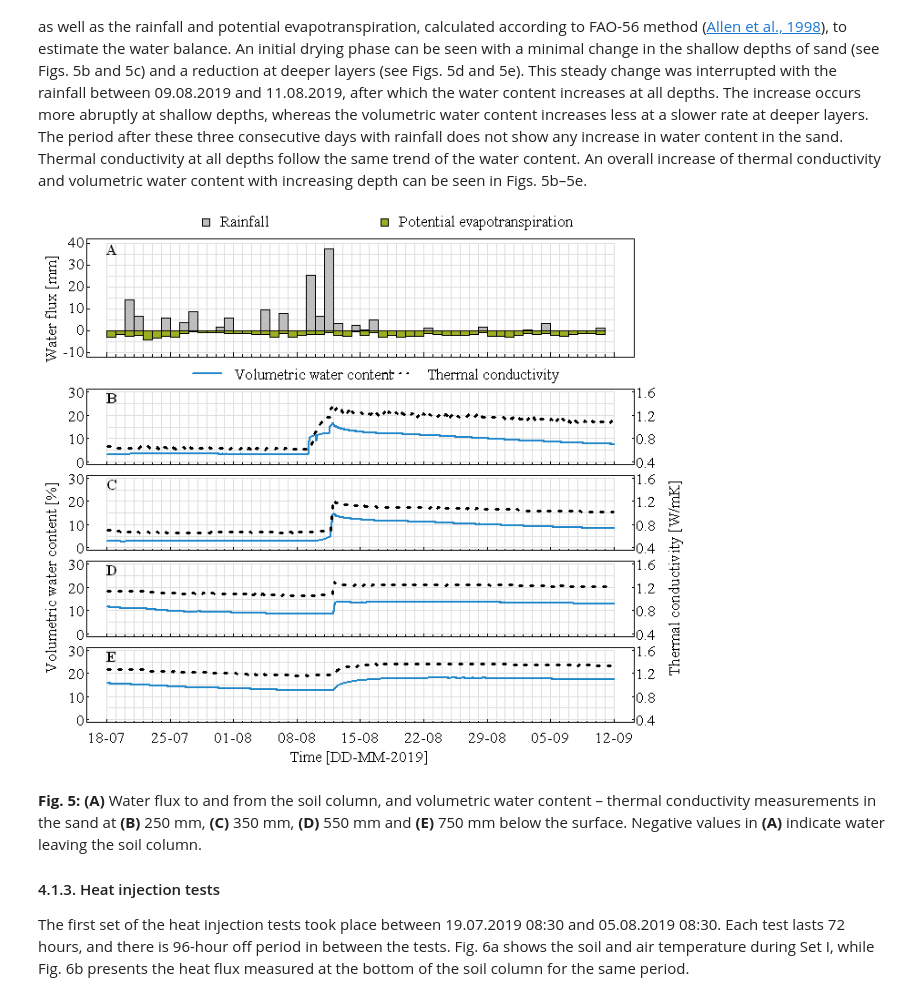
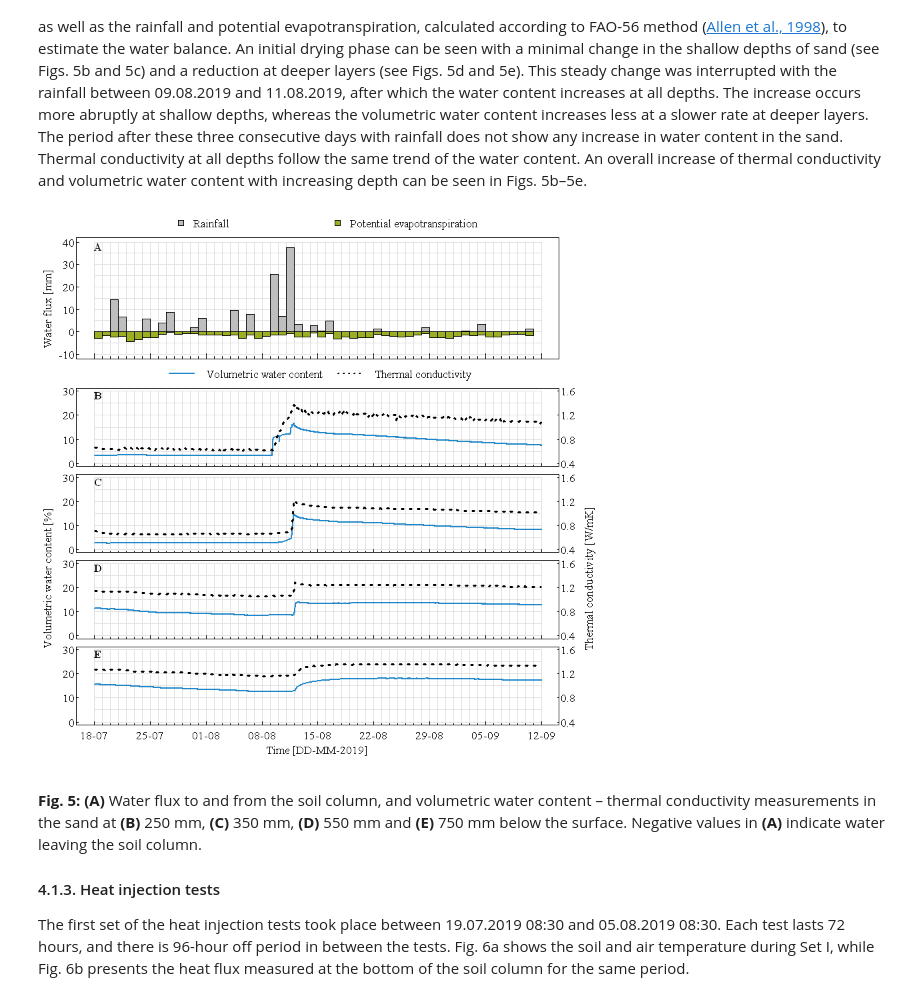
Before and after one commit to yildizanil/NGIF_HeatRejection, a Jupyter notebook: yildiz_and_stirling_2022.ipynb, the cells around one changed output. Cells and saved outputs as stored; diff of their text form; code cells hidden in the pictures.

```diff
--- a/yildiz_and_stirling_2022.ipynb
+++ b/yildiz_and_stirling_2022.ipynb
@@ -347,7 +348,9 @@ Fig. 5 presents the volumetric water content and thermal conductivity measuremen
 # %%
 # plotting figure 5
 # importing self-written functions
-source("Functions.r")
+source("functions/import_data.r")
+source("functions/utc.r")
+source("functions/plotting_functions.r")
 # time frame presented in the manuscript
 startdate <- utc("2019-07-18 00:00:00")
 enddate <- utc("2019-09-12 00:00:00")
@@ -364,12 +367,12 @@ axis_names <- paste0(substr(axis_seq, start = 9, stop = 10), "-",
   substr(axis_seq, start = 6, stop = 7))
 axis_ticks1 <- utc(axis_seq)
 axis_ticks2 <- seq(startdate, enddate, 60 * 60 * 24)
-# plot size
-options(repr.plot.width = 15 / 2.54, repr.plot.height = 13 / 2.54)
 # Creating a custom layout
 layout(
-  matrix(c(1, 2, 2, rep(3, 5), c(4, 5, 6, 7, 8, 9, 10, 11), 12, 13, 13, rep(14, 5)),
-  nrow = 8, ncol = 3), heights = c(5, 30, 5, 20, 20, 20, 20, 10),
+  matrix(c(1, 2, 2, rep(3, 5),
+          c(4, 5, 6, 7, 8, 9, 10, 11), 12, 13, 13, rep(14, 5)),
+        nrow = 8, ncol = 3),
+  heights = c(5, 30, 5, 20, 20, 20, 20, 10),
   widths = c(5, 140, 5))
 # Axis labels in empty spaces
 # Plotting white space with 0 margin
@@ -431,34 +434,34 @@ for (i in 1:4) {
   axis(1, tck = 0.02, at = axis_ticks2, labels = NA)
   axis(1, tck = 0.04, at = axis_ticks1, labels = NA)
   axis(2, tck = 0.02, at = c(0, 10, 20, 30), labels = c(0, 10, 20, 30))
   box()
   lines(vwc[, index[i]]~utc(vwc$Time), lwd = 2, col = blue)
   text(startdate, 30, paste0(LETTERS[i + 1]), adj = c(0, 1), font = 2)
   par(new = T)
   plot(1, 1, xlim = c(startdate, enddate), ylim = c(0.4, 1.6),
     type = "l", axes = F, xlab = NA, ylab = NA)
   axis(4, tck = 0.02, at = seq(0.4, 1.6, 0.4))
   lines(thermal_cond[, 6 - i] ~ utc(thermal_cond$Time),
     lwd = 3, col = 1, lty = 3)
   if (i == 4) {
     mtext("Time [DD-MM-2019]", side = 1, line = 1)
     axis(1, tck = 0.04, at = axis_ticks1, labels = axis_names)
   }
 }
 # Empty spaces and axis labels
 # Plotting white space with 0 margin
 plot_white_space(margin = c(0, 0, 0, 0))
 # Plotting white space with 0 margin
 plot_white_space(margin = c(0, 0, 0, 0))
 # Plotting white space with 0 margin
 plot_white_space(margin = c(0, 0, 0, 0))
 par(las = 0)
 # Plotting white space with 0 margin
 plot_white_space(margin = c(0, 0, 0, 0))
 par(las = 0)
 mtext("Thermal conductivity [W/mK]", side = 2, line = -1)
 # %% [output]
-[figure, old version]
+[figure, new version]
 # %% [markdown]
 **Fig. 5:** **(A)** Water flux to and from the soil column, and volumetric water content – thermal conductivity measurements in the sand at **(B)** 250 mm, **(C)** 350 mm, **(D)** 550 mm and **(E)** 750 mm below the surface. Negative values in **(A)** indicate water leaving the soil column.
 
```
Also changed, not shown: parts of 8 cells of this notebook.
